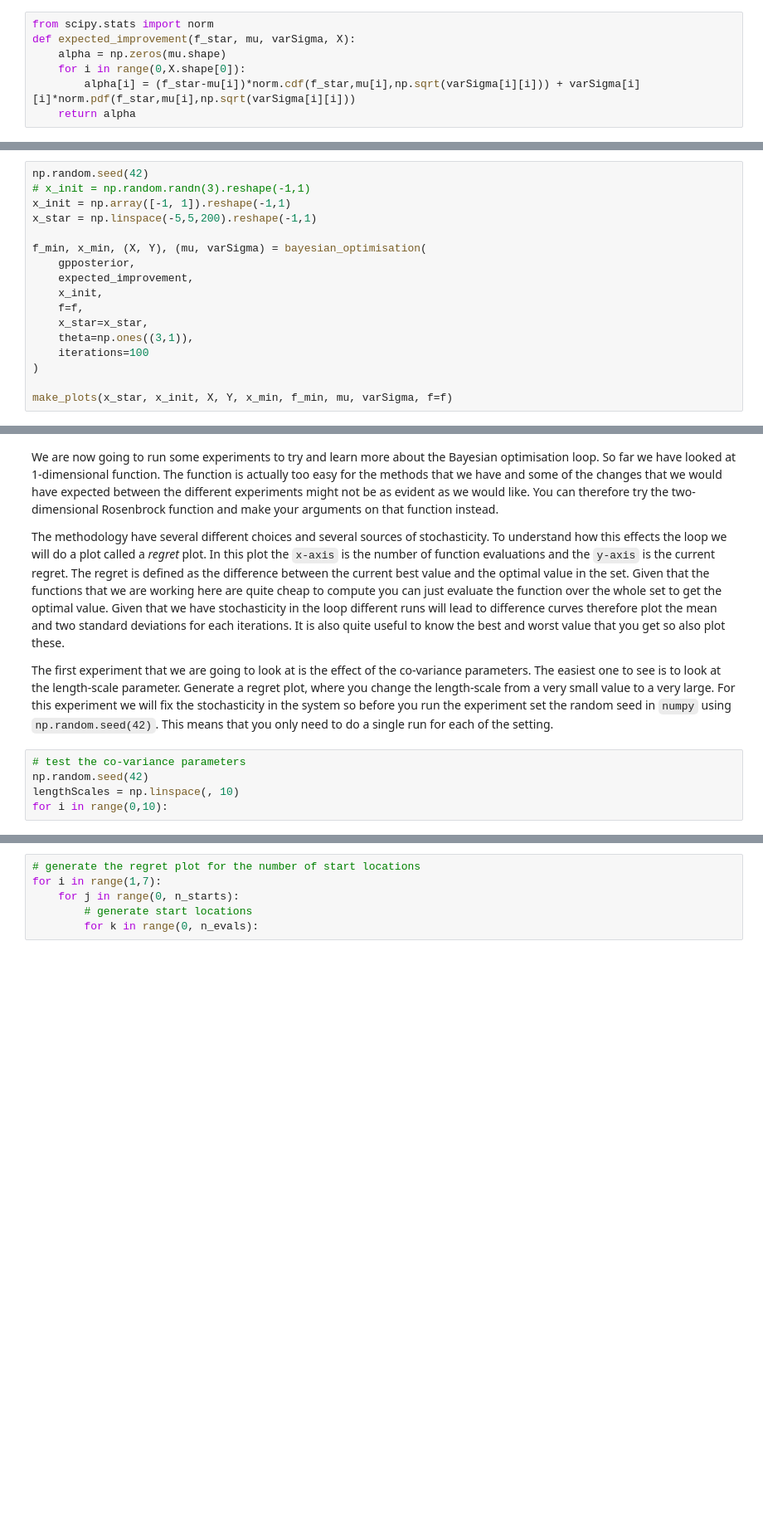
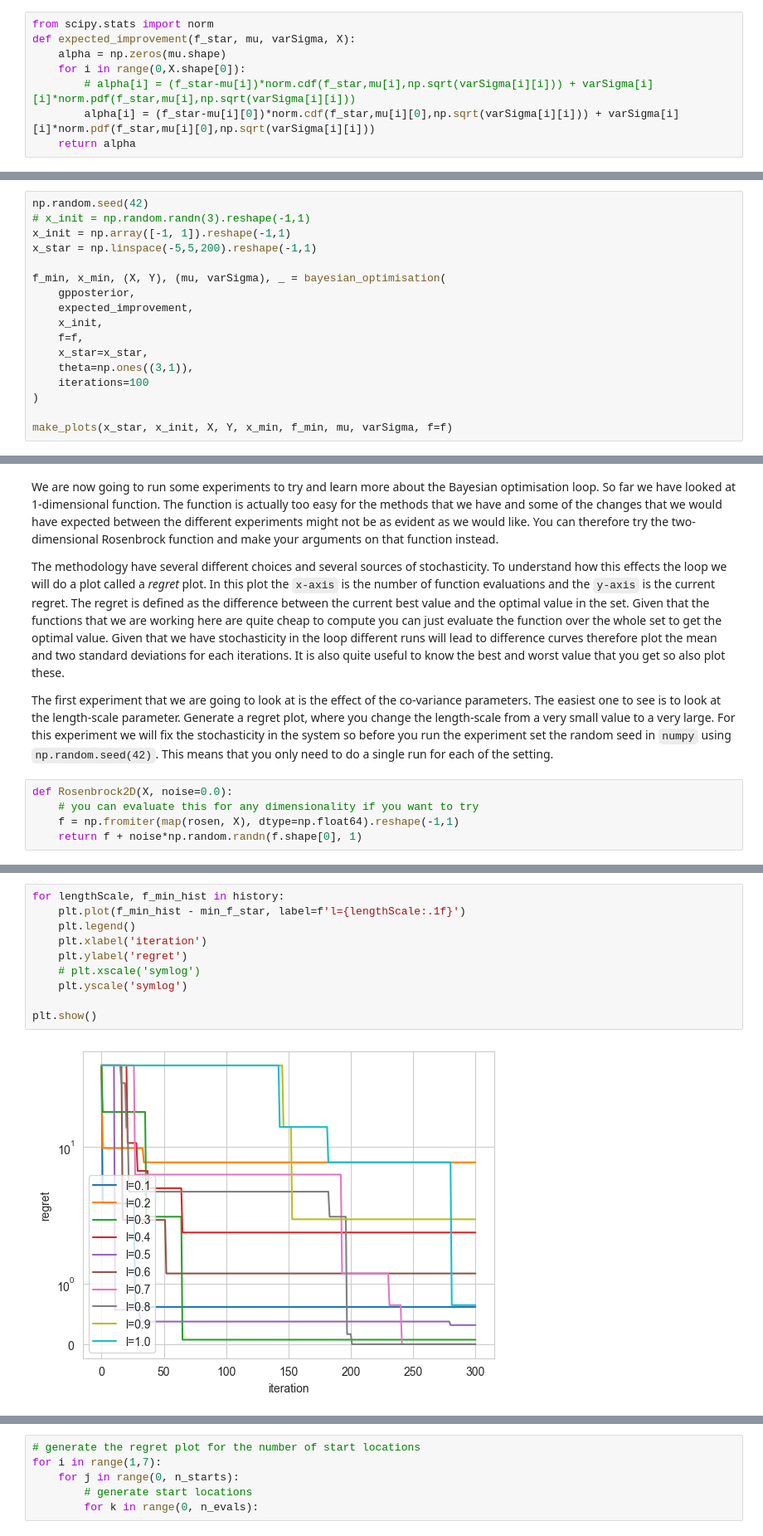
Before and after one commit to nyoma-diamond/L48_Assignments, a Jupyter notebook: L48_bad35_Task2.ipynb, the cells around one changed output, grey strips where cells are left out. Shown: that part at 83% size. Cells and saved outputs as stored; diff of their text form; blank space fills up the shorter version.

```diff
--- a/L48_bad35_Task2.ipynb
+++ b/L48_bad35_Task2.ipynb
@@ -248,7 +248,8 @@ from scipy.stats import norm
 def expected_improvement(f_star, mu, varSigma, X):
     alpha = np.zeros(mu.shape)
     for i in range(0,X.shape[0]):
-        alpha[i] = (f_star-mu[i])*norm.cdf(f_star,mu[i],np.sqrt(varSigma[i][i])) + varSigma[i][i]*norm.pdf(f_star,mu[i],np.sqrt(varSigma[i][i]))
+        # alpha[i] = (f_star-mu[i])*norm.cdf(f_star,mu[i],np.sqrt(varSigma[i][i])) + varSigma[i][i]*norm.pdf(f_star,mu[i],np.sqrt(varSigma[i][i]))
+        alpha[i] = (f_star-mu[i][0])*norm.cdf(f_star,mu[i][0],np.sqrt(varSigma[i][i])) + varSigma[i][i]*norm.pdf(f_star,mu[i][0],np.sqrt(varSigma[i][i]))
     return alpha
 # %% [markdown]
 **Question 5**
@@ -259,7 +260,7 @@ np.random.seed(42)
 x_init = np.array([-1, 1]).reshape(-1,1)
 x_star = np.linspace(-5,5,200).reshape(-1,1)
 
-f_min, x_min, (X, Y), (mu, varSigma) = bayesian_optimisation(
+f_min, x_min, (X, Y), (mu, varSigma), _ = bayesian_optimisation(
     gpposterior,
     expected_improvement,
     x_init,
@@ -286,8 +287,8 @@ We are now going to run some experiments to try and learn more about the Bayesia
 The methodology have several different choices and several sources of stochasticity. To understand how this effects the loop we will do a plot called a *regret* plot. In this plot the `x-axis` is the number of function evaluations and the `y-axis` is the current regret. The regret is defined as the difference between the current best value and the optimal value in the set. Given that the functions that we are working here are quite cheap to compute you can just evaluate the function over the whole set to get the optimal value. Given that we have stochasticity in the loop different runs will lead to difference curves therefore plot the mean and two standard deviations for each iterations. It is also quite useful to know the best and worst value that you get so also plot these.
 
 The first experiment that we are going to look at is the effect of the co-variance parameters. The easiest one to see is to look at the length-scale parameter. Generate a regret plot, where you change the length-scale from a very small value to a very large. For this experiment we will fix the stochasticity in the system so before you run the experiment set the random seed in `numpy` using `np.random.seed(42)`. This means that you only need to do a single run for each of the setting.
-# %%
-# test the co-variance parameters
-np.random.seed(42)
-lengthScales = np.linspace(, 10)
-for i in range(0,10):
+# %%
+def Rosenbrock2D(X, noise=0.0):
+    # you can evaluate this for any dimensionality if you want to try
+    f = np.fromiter(map(rosen, X), dtype=np.float64).reshape(-1,1)
+    return f + noise*np.random.randn(f.shape[0], 1)
@@ -293,0 +339,12 @@ for i in range(0,10):
+# %%
+for lengthScale, f_min_hist in history:
+    plt.plot(f_min_hist - min_f_star, label=f'l={lengthScale:.1f}')
+    plt.legend()
+    plt.xlabel('iteration')
+    plt.ylabel('regret')
+    # plt.xscale('symlog')
+    plt.yscale('symlog')
+
+plt.show()
+# %% [output]
+[figure, added]
```
Also changed, not shown: parts of 10 cells of this notebook.
